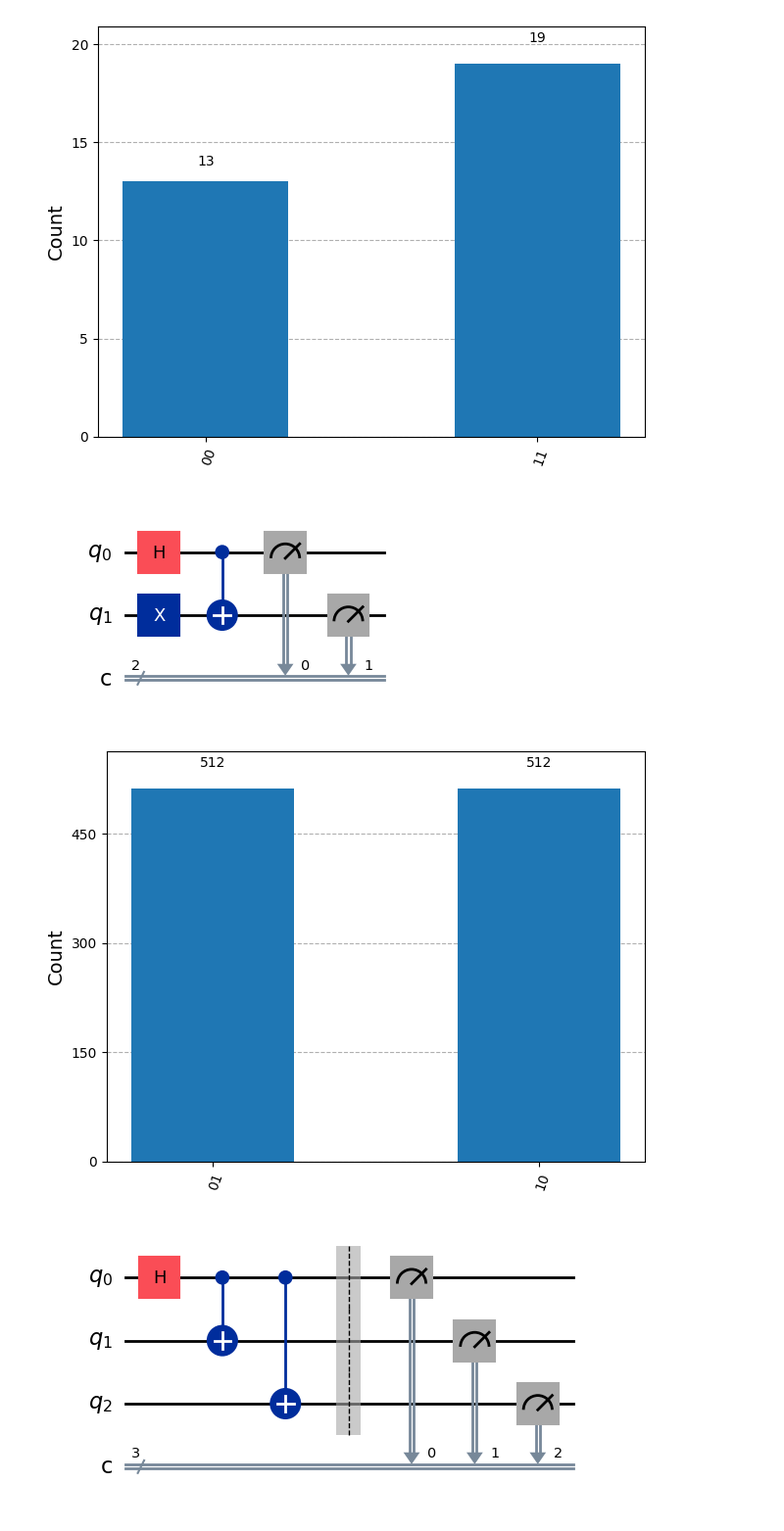
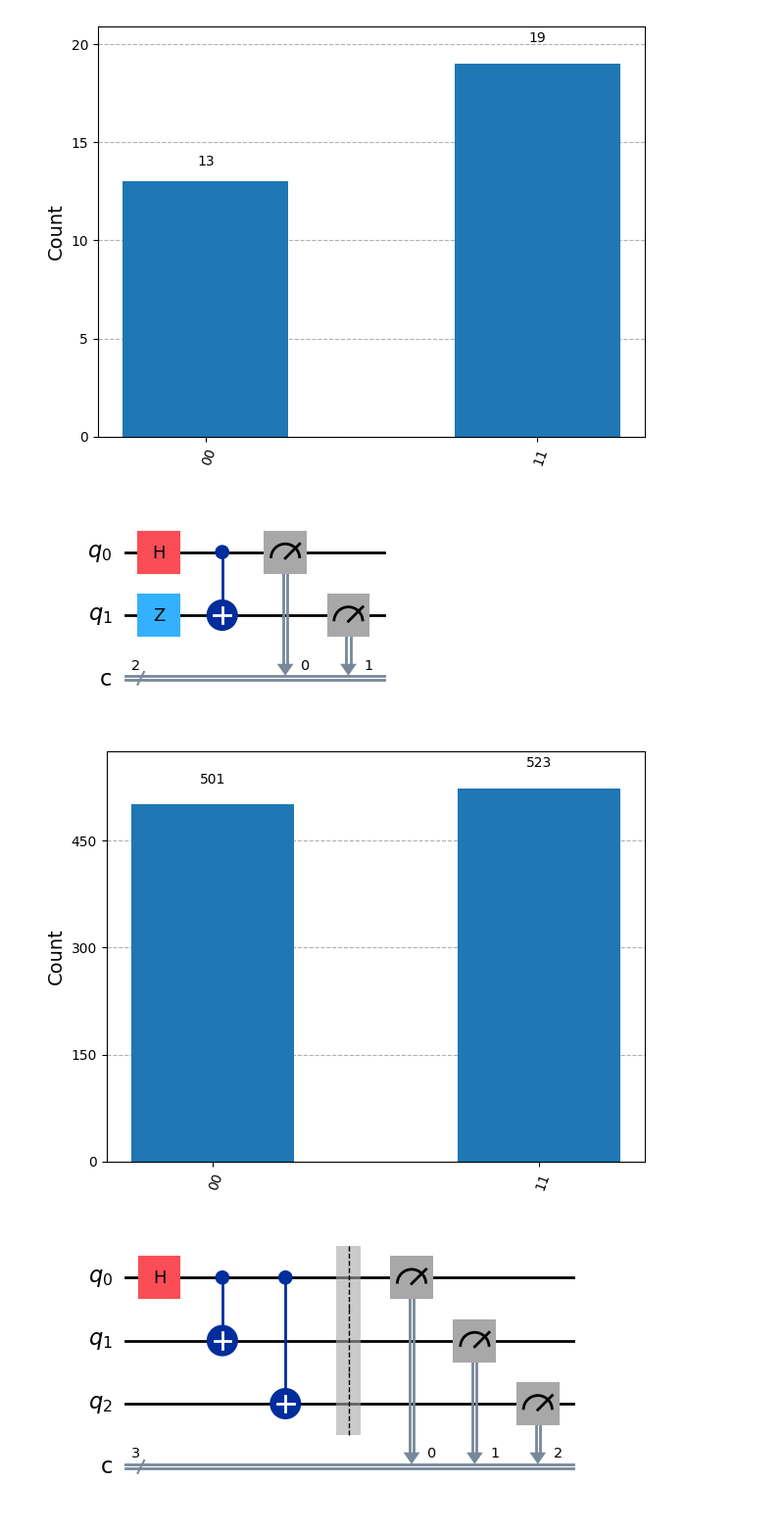
Before and after one commit to egabrielsen/quantum-computing, a Jupyter notebook: circuits/basic/entanglement/qiskit-entanglement.ipynb, the cells around one changed output. Shown at 98% size. Saved outputs shown, nothing was run; the diff lists cells and outputs as text; code cells hidden in the pictures.

```diff
--- a/circuits/basic/entanglement/qiskit-entanglement.ipynb
+++ b/circuits/basic/entanglement/qiskit-entanglement.ipynb
@@ -49,37 +49,37 @@ execute_and_plot(circuit, 32)
 # %%
 # Create a quantum circuit with 2 qubits and 2 classical bits
 circuit = QuantumCircuit(2, 2)
 
 # Apply an X gate (quantum NOT) to qubit 0 to flip it from |0⟩ to |1⟩
-circuit.x(1)
+circuit.z(1)
 
 # circuit.barrier()
 
 
 # Apply a Hadamard gate to qubit 0 to create a superposition of |0⟩ and |1⟩
 circuit.h(0)
 
 # Apply a CNOT gate with qubit 0 as control and qubit 1 as target
 # This entangles the two qubits, creating a Bell-like state
 circuit.cx(0, 1)
 
 # Insert a barrier to visually separate the quantum operations from the measurements
 # circuit.barrier()
 
 # Measure qubit 0 and store the result in classical bit 0
 circuit.measure(0, 0)
 
 # Measure qubit 1 and store the result in classical bit 1
 circuit.measure(1, 1)
 
 # Draw the circuit using matplotlib for visualization
 circuit.draw("mpl")
 # %% [output]
-[figure, old version]
+[figure, new version]
 # %%
 execute_and_plot(circuit, 1024)
 # %% [output]
-[figure, old version]
+[figure, new version]
 # %%
 # Entanglement of 3 qubit circut (GHZ)
 circuit = QuantumCircuit(3,3)
```
Also changed, not shown: parts of 1 cell of this notebook, 10 other files.
